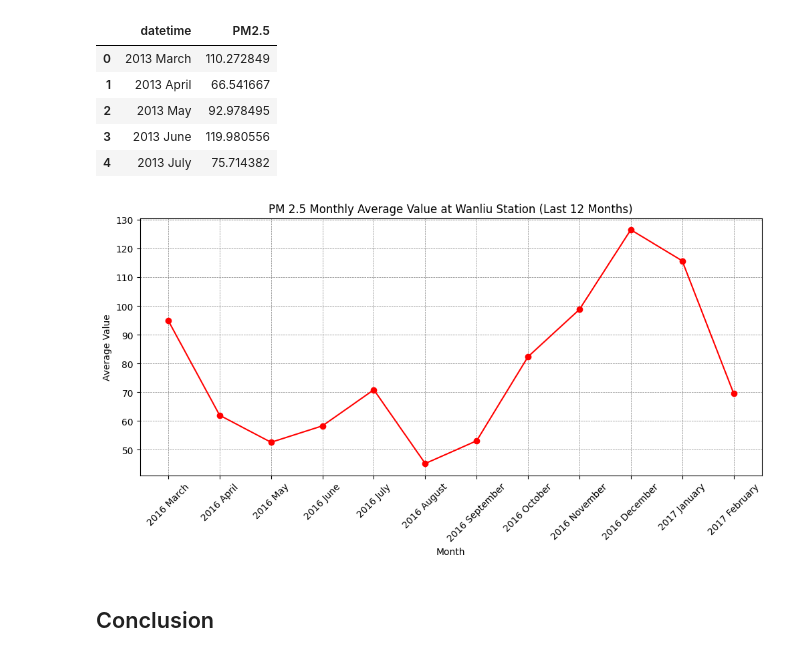
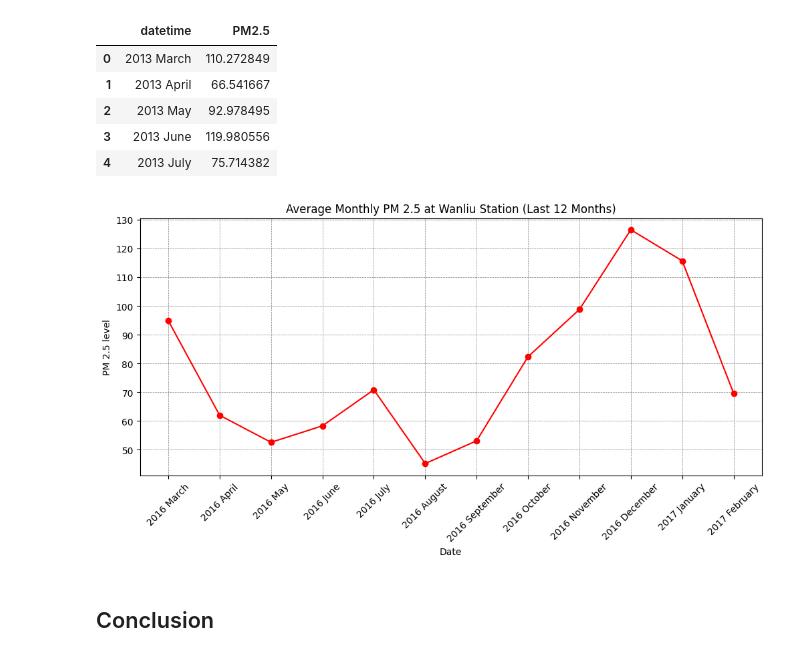
Before and after one commit to iamfeizal/Air-Quality-Visualization-Station, a Jupyter notebook: Air_Quality_Visualization.ipynb, the cells around one changed output. Saved outputs shown, nothing was run; the diff lists cells and outputs as text; code cells hidden in the pictures.

```diff
--- a/Air_Quality_Visualization.ipynb
+++ b/Air_Quality_Visualization.ipynb
@@ -1008,24 +1008,24 @@ wanliu_monthly_df.head()
 # %%
 # Create a line chart
 last_1_year = wanliu_monthly_df.tail(12)
 plt.figure(figsize=(12, 5))
 plt.plot(
     last_1_year['datetime'],
     last_1_year['PM2.5'],
     marker='o',
     linestyle='-',
     color='r')
-plt.title('PM 2.5 Monthly Average Value at Wanliu Station (Last 12 Months)')
+plt.title('Average Monthly PM 2.5 at Wanliu Station (Last 12 Months)')
 plt.xticks(fontsize=10, rotation=45)
-plt.xlabel('Month')
+plt.xlabel('Date')
 plt.yticks(fontsize=10)
-plt.ylabel('Average Value')
+plt.ylabel('PM 2.5 level')
 plt.grid(True, linestyle='--', linewidth=0.5, which='both', color='gray')
 
 # Show the line chart
 plt.show()
 # %% [output]
-[figure, old version]
+[figure, new version]
 # %% [markdown]
 ## Conclusion
 # %% [markdown]
```
Also changed, not shown: parts of 5 cells of this notebook.
